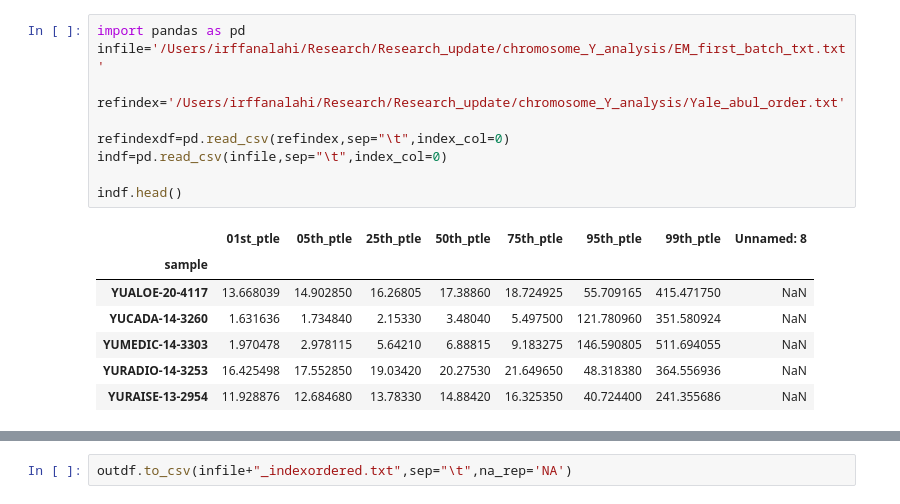
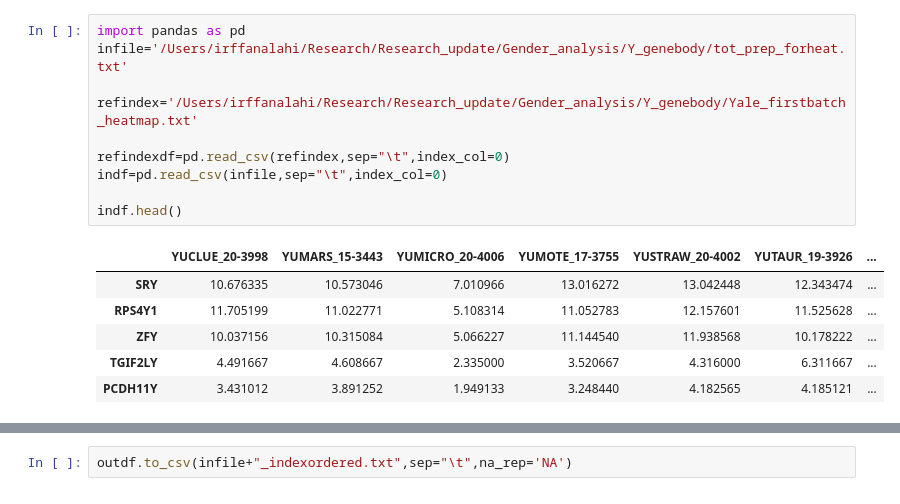
Before and after one commit to Irfanwustl/Research_code, a Jupyter notebook: support/imppandastool/orderide_using_otherdf.ipynb, the cells around one changed output, grey strips where cells are left out. Cells and saved outputs as stored; diff of their text form.

```diff
--- a/support/imppandastool/orderide_using_otherdf.ipynb
+++ b/support/imppandastool/orderide_using_otherdf.ipynb
@@ -1,21 +1,20 @@
 # %%
 import pandas as pd
-infile='/Users/irffanalahi/Research/Research_update/chromosome_Y_analysis/EM_first_batch_txt.txt'
+infile='/Users/irffanalahi/Research/Research_update/Gender_analysis/Y_genebody/tot_prep_forheat.txt'
 
-refindex='/Users/irffanalahi/Research/Research_update/chromosome_Y_analysis/Yale_abul_order.txt'
+refindex='/Users/irffanalahi/Research/Research_update/Gender_analysis/Y_genebody/Yale_firstbatch_heatmap.txt'
 
 refindexdf=pd.read_csv(refindex,sep="\t",index_col=0)
 indf=pd.read_csv(infile,sep="\t",index_col=0)
 
 indf.head()
 # %% [output]
-|  | 01st_ptle | 05th_ptle | 25th_ptle | 50th_ptle | 75th_ptle | 95th_ptle | 99th_ptle | Unnamed: 8 |
-| sample |  |  |  |  |  |  |  |  |
-| YUALOE-20-4117 | 13.668039 | 14.902850 | 16.26805 | 17.38860 | 18.724925 | 55.709165 | 415.471750 | NaN |
-| YUCADA-14-3260 | 1.631636 | 1.734840 | 2.15330 | 3.48040 | 5.497500 | 121.780960 | 351.580924 | NaN |
-| YUMEDIC-14-3303 | 1.970478 | 2.978115 | 5.64210 | 6.88815 | 9.183275 | 146.590805 | 511.694055 | NaN |
-| YURADIO-14-3253 | 16.425498 | 17.552850 | 19.03420 | 20.27530 | 21.649650 | 48.318380 | 364.556936 | NaN |
-| YURAISE-13-2954 | 11.928876 | 12.684680 | 13.78330 | 14.88420 | 16.325350 | 40.724400 | 241.355686 | NaN |
+|  | YUCLUE_20-3998 | YUMARS_15-3443 | YUMICRO_20-4006 | YUMOTE_17-3755 | YUSTRAW_20-4002 | YUTAUR_19-3926 | ... |
+| SRY | 10.676335 | 10.573046 | 7.010966 | 13.016272 | 13.042448 | 12.343474 | ... |
+| RPS4Y1 | 11.705199 | 11.022771 | 5.108314 | 11.052783 | 12.157601 | 11.525628 | ... |
+| ZFY | 10.037156 | 10.315084 | 5.066227 | 11.144540 | 11.938568 | 10.178222 | ... |
+| TGIF2LY | 4.491667 | 4.608667 | 2.335000 | 3.520667 | 4.316000 | 6.311667 | ... |
+| PCDH11Y | 3.431012 | 3.891252 | 1.949133 | 3.248440 | 4.182565 | 4.185121 | ... |
 # %%
 
 
```
Also changed, not shown: parts of 2 cells of this notebook, 2 other files.
